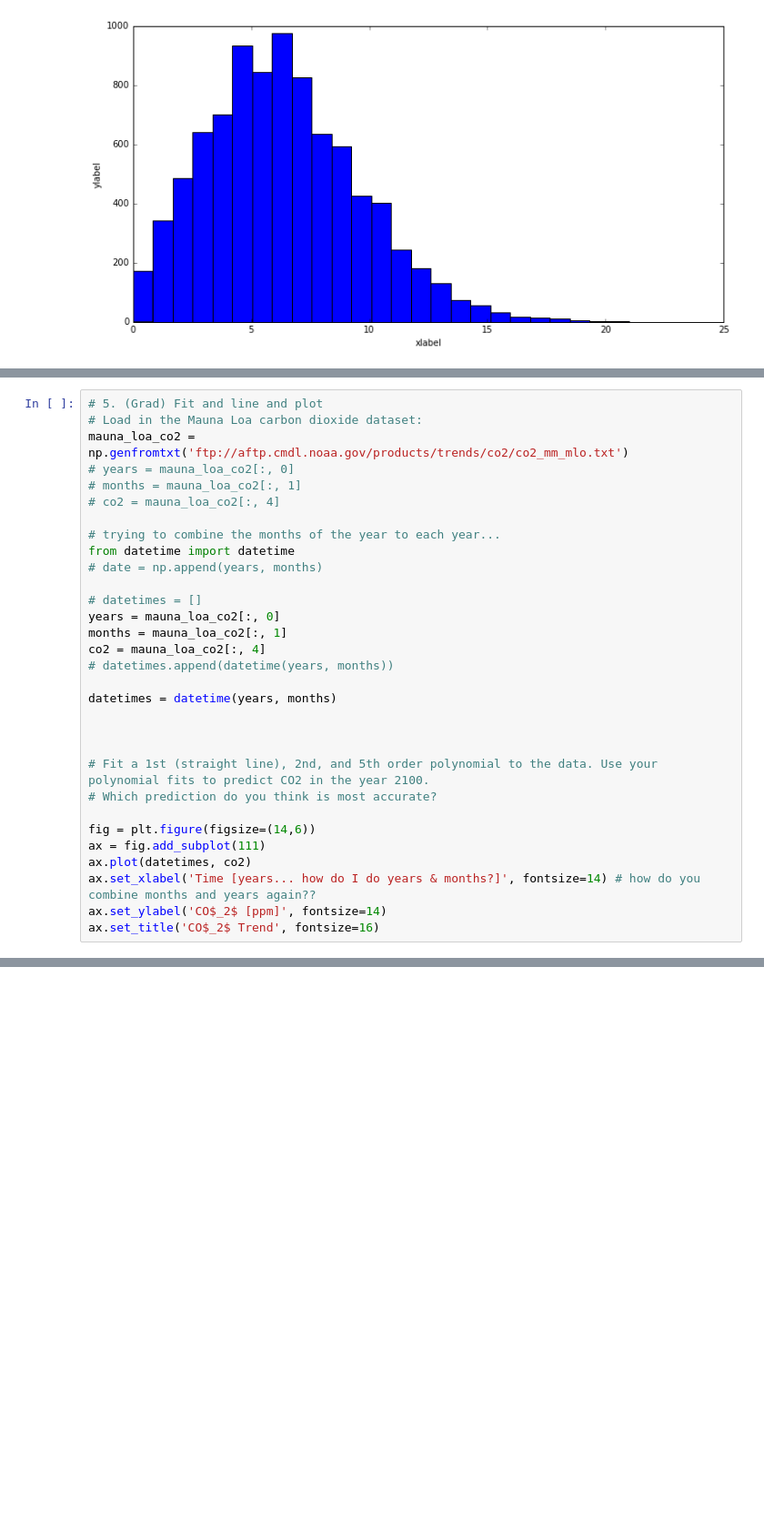
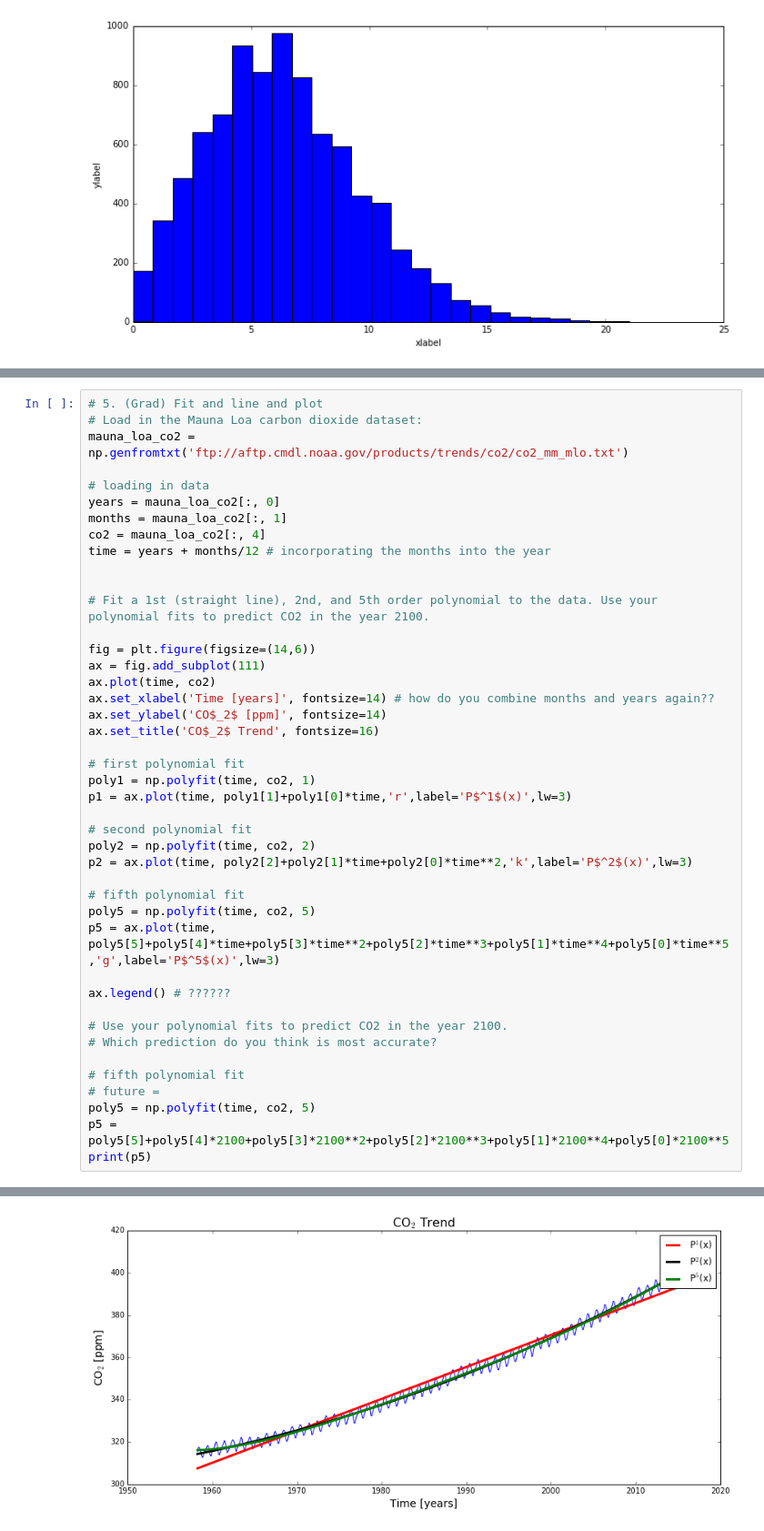
Before and after one commit to lafarris/python4geosciences-hw, a Jupyter notebook: hw4.ipynb, the cells around one changed output, grey strips where cells are left out. Shown at 91% size. Drawn from its saved outputs; the diff is of its cells as text; blank space fills up the shorter version.

```diff
--- a/hw4.ipynb
+++ b/hw4.ipynb
@@ -174,31 +167,43 @@ maxwell.rvs?
 # 5. (Grad) Fit and line and plot
 # Load in the Mauna Loa carbon dioxide dataset:
 mauna_loa_co2 = np.genfromtxt('ftp://aftp.cmdl.noaa.gov/products/trends/co2/co2_mm_mlo.txt')
-# years = mauna_loa_co2[:, 0]
-# months = mauna_loa_co2[:, 1]
-# co2 = mauna_loa_co2[:, 4]
 
-# trying to combine the months of the year to each year...
-from datetime import datetime
-# date = np.append(years, months)
-
-# datetimes = []
+# loading in data
 years = mauna_loa_co2[:, 0]
 months = mauna_loa_co2[:, 1]
 co2 = mauna_loa_co2[:, 4]
-# datetimes.append(datetime(years, months))
-
-datetimes = datetime(years, months)
-
+time = years + months/12 # incorporating the months into the year
 
 
 # Fit a 1st (straight line), 2nd, and 5th order polynomial to the data. Use your polynomial fits to predict CO2 in the year 2100.
-# Which prediction do you think is most accurate?
 
 fig = plt.figure(figsize=(14,6))
 ax = fig.add_subplot(111)
-ax.plot(datetimes, co2)
-ax.set_xlabel('Time [years... how do I do years & months?]', fontsize=14) # how do you combine months and years again??
+ax.plot(time, co2)
+ax.set_xlabel('Time [years]', fontsize=14) # how do you combine months and years again??
 ax.set_ylabel('CO$_2$ [ppm]', fontsize=14)
 ax.set_title('CO$_2$ Trend', fontsize=16)
+
+# first polynomial fit
+poly1 = np.polyfit(time, co2, 1)
+p1 = ax.plot(time, poly1[1]+poly1[0]*time,'r',label='P$^1$(x)',lw=3)
+
+# second polynomial fit
+poly2 = np.polyfit(time, co2, 2)
+p2 = ax.plot(time, poly2[2]+poly2[1]*time+poly2[0]*time**2,'k',label='P$^2$(x)',lw=3)
+
+# fifth polynomial fit
+poly5 = np.polyfit(time, co2, 5)
+p5 = ax.plot(time, poly5[5]+poly5[4]*time+poly5[3]*time**2+poly5[2]*time**3+poly5[1]*time**4+poly5[0]*time**5,'g',label='P$^5$(x)',lw=3)
+
+ax.legend() # ??????
+
+# Use your polynomial fits to predict CO2 in the year 2100.
+# Which prediction do you think is most accurate?
+
+# fifth polynomial fit
+# future =
+poly5 = np.polyfit(time, co2, 5)
+p5 = poly5[5]+poly5[4]*2100+poly5[3]*2100**2+poly5[2]*2100**3+poly5[1]*2100**4+poly5[0]*2100**5
+print(p5)
 # %% [output]
@@ -205,0 +211 @@ TypeError: only length-1 arrays can be converted to Python scalars
+[figure, added]
```
Also changed, not shown: parts of 10 cells of this notebook.
